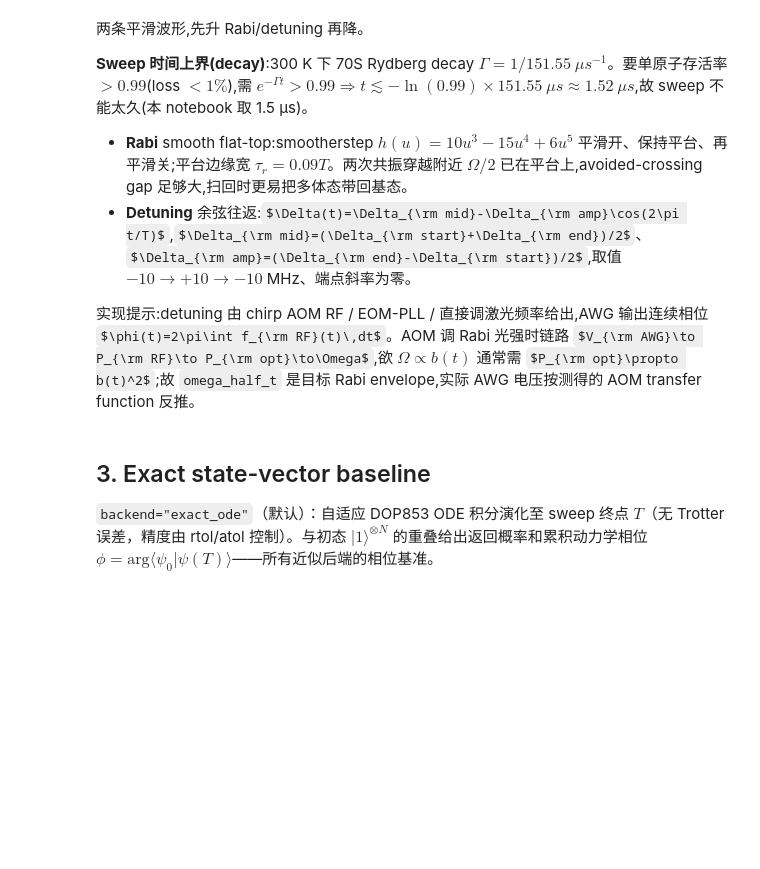
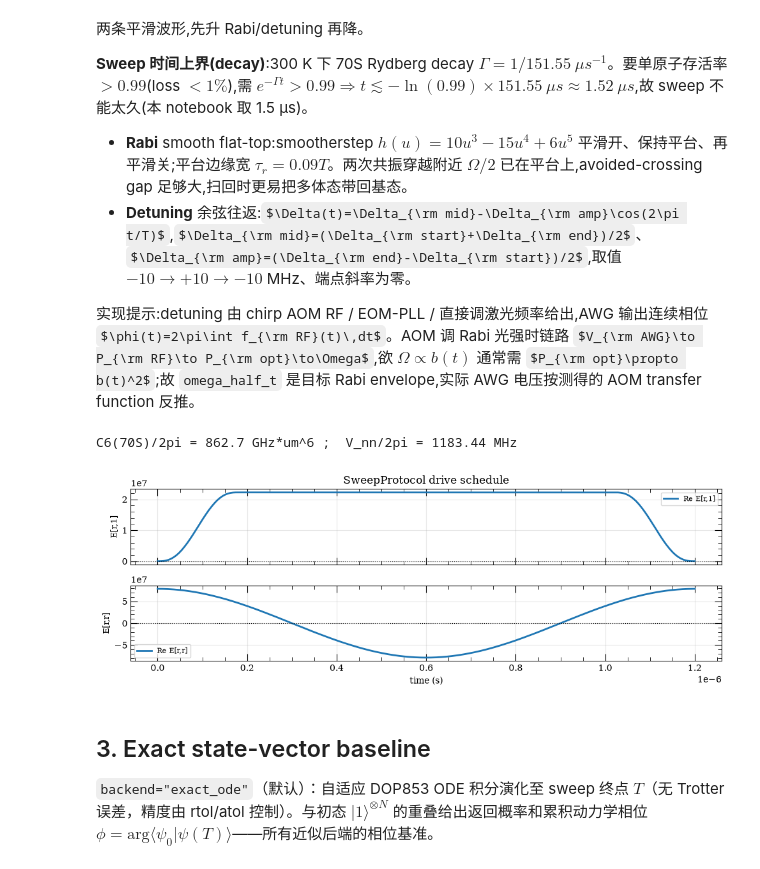
Before and after one commit to ChanceSiyuan/Ryd-gate-modeling, a Jupyter notebook: scripts/notebooks/04_quench_and_state_prep.ipynb, the cells around one changed output. Drawn from its saved outputs; the diff is of its cells as text; code cells hidden in the pictures; some formulas as TeX source; blank space fills up the shorter version.

Commit message:
Notebook 04: map 7-level total_error optimum onto 3x3 1r quench (full-range interaction cutoff)
Co-Authored-By: Claude Fable 5 <noreply@anthropic.com>

```diff
--- a/scripts/notebooks/04_quench_and_state_prep.ipynb
+++ b/scripts/notebooks/04_quench_and_state_prep.ipynb
@@ -56,11 +124,11 @@ from ryd_gate.physics import arc_pair_c6_rad_s_um6
 实现提示:detuning 由 chirp AOM RF / EOM-PLL / 直接调激光频率给出,AWG 输出连续相位 $\phi(t)=2\pi\int f_{\rm RF}(t)\,dt$。AOM 调 Rabi 光强时链路 $V_{\rm AWG}\to P_{\rm RF}\to P_{\rm opt}\to\Omega$,欲 $\Omega\propto b(t)$ 通常需 $P_{\rm opt}\propto b(t)^2$;故 `omega_half_t` 是目标 Rabi envelope,实际 AWG 电压按测得的 AOM transfer function 反推。
 # %%
 # 2x2 smoke scale (set Lx = Ly = 4 for the full 4x4 benchmark).
-Lx = 2
-Ly = 2
+Lx = 3
+Ly = 3
 N_sites = Lx * Ly
 
-a_um = 5.0                          # lattice spacing, um
+a_um = 3.0                          # lattice spacing, um
 RYD_LEVEL = 70
 # ARC 70S van der Waals C6 the '1r' preset uses; V_ij = C6 / r_ij^6.
 C6 = arc_pair_c6_rad_s_um6(n1=RYD_LEVEL, l1=0, j1=0.5, mj1=-0.5, mj2=-0.5,
@@ -75,62 +143,57 @@ coords = geom.coords
 V_nn = C6 / a_um ** 6
 print(f"C6(70S)/2pi = {C6 / 2 / np.pi / 1e9:.1f} GHz*um^6 ;  V_nn/2pi = {V_nn / 2 / np.pi / 1e6:.2f} MHz")
 
-Omega = 2 * np.pi * 380e6           # rad/s
-delta_start = -2 * np.pi * 10.0e6   # rad/s
-delta_end = 2 * np.pi * 10.0e6      # rad/s
-t_sweep = 0.15e-6                   # s (smoke; research run uses ~1.5 us, < decay budget)
+Omega_420  = 2 * np.pi * 866.67e6       # 最优点
+Omega_1013 = 2 * np.pi * 489.623066e6 # manifest 记录值(1013 束固定)
+Delta_e    = 2 * np.pi * 30e9         # 最优点
+Omega = Omega_420 * Omega_1013 / (2 * Delta_e)   # 2π×6.120 MHz,替换原 380 MHz
 
+delta_start = -2 * np.pi * 12.5e6   # rad/s
+delta_end = 2 * np.pi * 12.5e6      # rad/s
+t_sweep = 1.2e-6                   # s (smoke; research run uses ~1.5 us, < decay budget)
 
-# Effectively global Rabi: smootherstep flat-top, H[r,1] = Omega(t)/2.
-def omega_half_t(t):
-    ramp_frac = 0.09
-    s = np.clip(t / max(t_sweep, np.finfo(float).eps), 0.0, 1.0)
-
-    def smoothstep5(u):
-        u = np.clip(u, 0.0, 1.0)
-        return 10.0 * u**3 - 15.0 * u**4 + 6.0 * u**5
-
-    if s < ramp_frac:
-        env = smoothstep5(s / ramp_frac)
-    elif s > 1.0 - ramp_frac:
-        env = smoothstep5((1.0 - s) / ramp_frac)
-    else:
-        env = 1.0
-
-    return 0.5 * Omega * env
-
-
+def smooth_env(t, t_gate, ramp = 0.15):
+    s = float(np.clip(t / t_gate, 0.0, 1.0))
+    q = lambda u: (lambda v: 10*v**3 - 15*v**4 + 6*v**5)(np.clip(u, 0, 1))
+    if s < ramp: return float(q(s / ramp))
+    if s > 1 - ramp: return float(q((1 - s) / ramp))
+    return 1.0
 # Global Rydberg detuning: smooth round-trip sweep -10 -> +10 -> -10 MHz.
 # SweepProtocol sets H[r,r] = -detuning_rad_s(t), so detuning_rad_s == Delta(t).
 def delta_t(t):
     s = np.clip(t / max(t_sweep, np.finfo(float).eps), 0.0, 1.0)
     delta_mid = 0.5 * (delta_start + delta_end)
     delta_amp = 0.5 * (delta_end - delta_start)
     return delta_mid - delta_amp * np.cos(2.0 * np.pi * s)
 
 
 # 2. custom sweep: global Delta(t) (per-site addressing would go in
 #    local_detuning_rad_s(t, i); it is zero for this run). The exact_ode solver
 #    integrates the sweep adaptively — no step count.
 protocol = SweepProtocol(
     t_gate_s=t_sweep,
-    omega_half_rad_s=omega_half_t,     # h_x = Omega/2
+    omega_half_rad_s= lambda t: 0.5 * Omega * smooth_env(t, t_sweep) ,     # h_x = Omega/2
     detuning_rad_s=delta_t,            # global Delta(t)
 )
 system = rg.RydbergSystem(
-    level_structure=rg.level_structure("1r", ryd_level=RYD_LEVEL),
+    level_structure=rg.level_structure("01r", ryd_level=RYD_LEVEL),
     register=geom,
     protocol=protocol,
-    interaction_cutoff_um=a_um,        # nearest-neighbour VdW (TN backends need it)
+    interaction_cutoff_um=3.0 * a_um,  # all pairs on 3x3 (max dist 2*sqrt(2)*a = 8.49 um);
+                                       # at a=3 um the diagonal V/2pi = 148 MHz >> Omega_eff,
+                                       # so an NN-only cutoff changes the physics qualitatively
 )
 t_eval = np.linspace(0.0, t_sweep, 7)
 
 # Input drive schedule (Omega/2 and Delta) over [0, t_gate].
 protocol.plot(system)
 plt.show()
 
 # TN time step (same time unit as t_sweep / t_eval).
 dt_tn = t_sweep / 250
+# %% [output]
+C6(70S)/2pi = 862.7 GHz*um^6 ;  V_nn/2pi = 1183.44 MHz
+[figure, added]
 # %% [markdown]
 ## 3. Exact state-vector baseline
 
```
Also changed, not shown: parts of 15 cells of this notebook.
